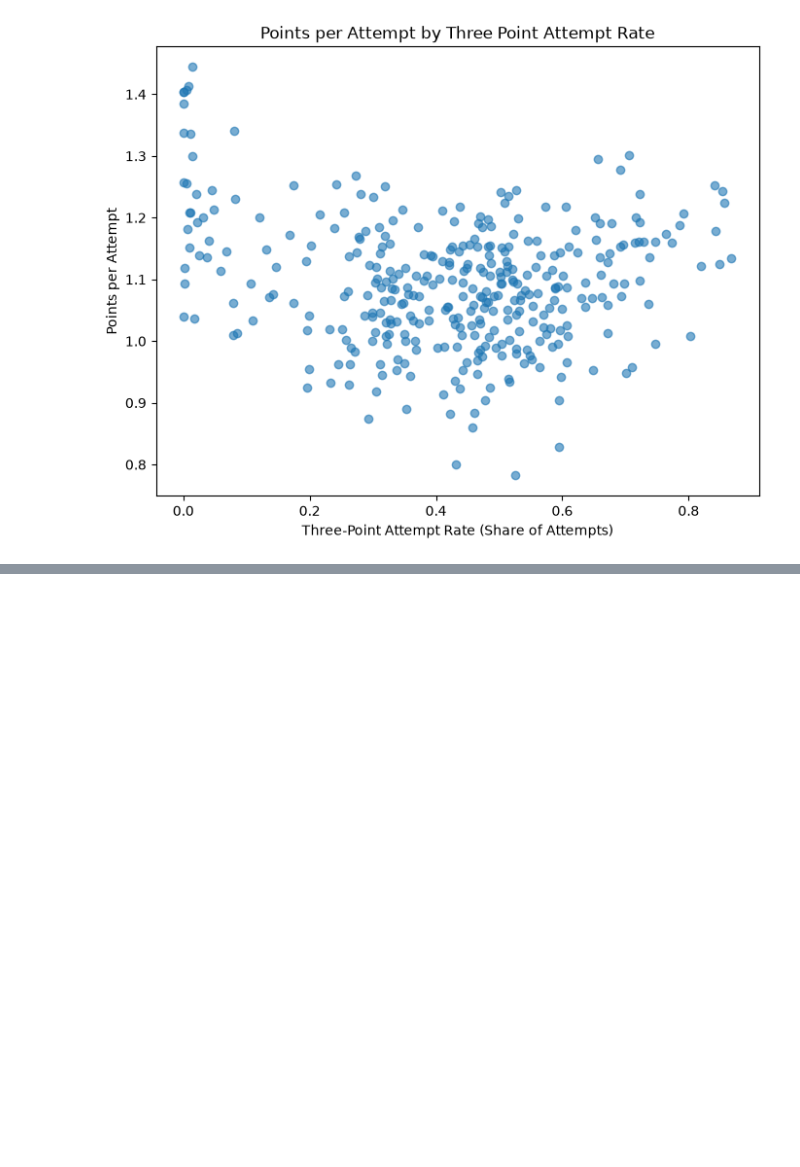
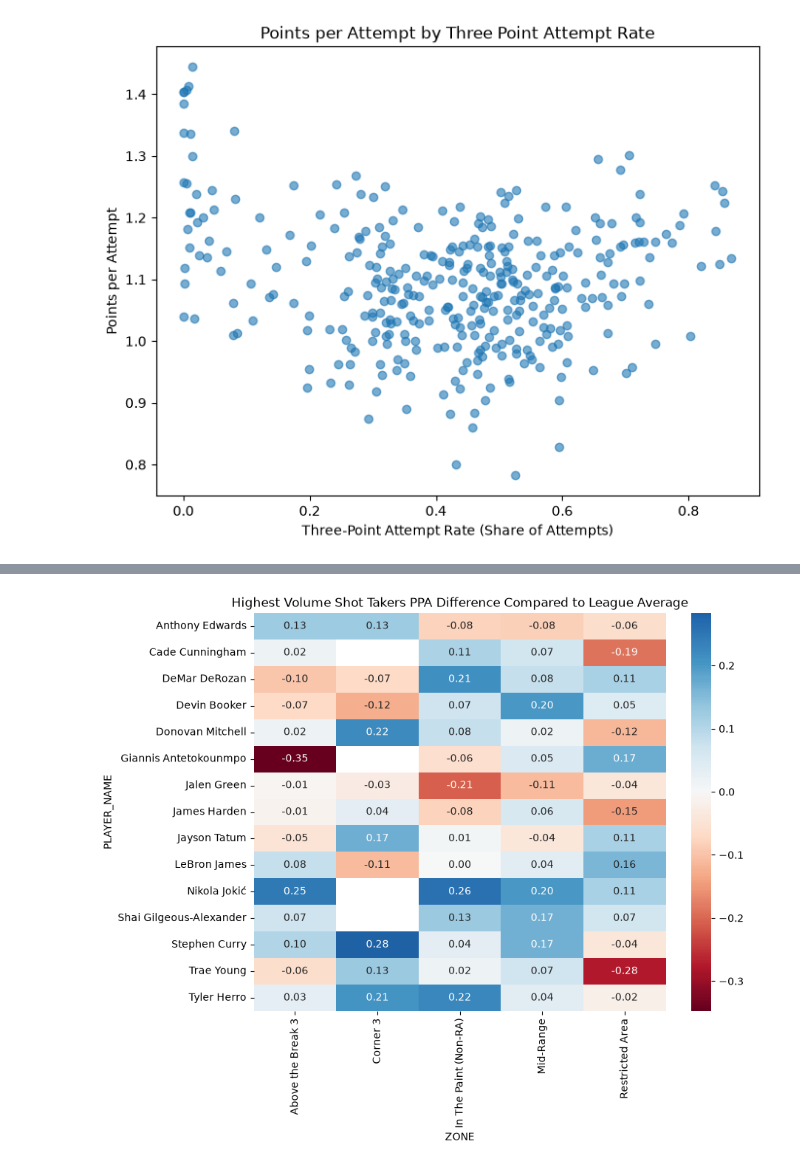
Before and after one commit to Pavan-Binwani/NBA-Shot-Selection-Analysis, a Jupyter notebook: notebooks/shot_analysis.ipynb, the cells around one changed output, grey strips where cells are left out. Cells and saved outputs as stored; diff of their text form; code cells hidden in the pictures; blank space fills up the shorter version.

```diff
--- a/notebooks/shot_analysis.ipynb
+++ b/notebooks/shot_analysis.ipynb
@@ -581,0 +595,32 @@ ppa          -0.175091  1.000000
+# %%
+league_zone = bench_shots.groupby('ZONE').agg(
+    league_attempts = ('POINTS', 'count'),
+    league_points = ('POINTS', 'sum')
+)
+league_zone['league_ppa'] = league_zone['league_points'] / league_zone['league_attempts']
+# %%
+player_zone = bench_shots.groupby(['PLAYER_ID', 'ZONE']).agg(
+    attempts = ('POINTS', 'count'),
+    points = ('POINTS', 'sum')
+).reset_index()
+player_zone['ppa'] = player_zone['points'] / player_zone['attempts']
+# %%
+player_zone = player_zone.merge(league_zone[['league_ppa']], on='ZONE')
+player_zone['ppa_diff'] = player_zone['ppa'] - player_zone['league_ppa']
+player_zone['points_vs_league'] = player_zone['ppa_diff'] * player_zone['attempts']
+# %%
+min_attempts = {
+    'Above the Break 3': 50,
+    'In The Paint (Non-RA)': 50,
+    'Mid-Range': 50,
+    'Restricted Area': 50,
+    'Corner 3': 30,
+}
+player_zone['min_needed'] = player_zone['ZONE'].map(min_attempts)
+qualified_zone = player_zone[player_zone['attempts'] >= player_zone['min_needed']]
+
+names = shots_all[['PLAYER_ID', 'PLAYER_NAME']].drop_duplicates()
+qualified_zone = qualified_zone.merge(names, on='PLAYER_ID')
+
+print(qualified_zone.shape)
+print(qualified_zone.head())
@@ -581,0 +666,13 @@ ppa          -0.175091  1.000000
+# %%
+top_players = player_summary.sort_values('attempts', ascending=False).head(15)['PLAYER_NAME']
+
+heat_data = qualified_zone[qualified_zone['PLAYER_NAME'].isin(top_players)]
+heat = heat_data.pivot(index='PLAYER_NAME', columns='ZONE', values='ppa_diff')
+
+fig, ax = plt.subplots(figsize=(9, 7))
+sns.heatmap(heat, cmap='RdBu', center=0, annot=True, fmt='.2f', ax=ax)
+ax.set_title('Highest Volume Shot Takers PPA Difference Compared to League Average')
+plt.savefig('../visualizations/benchmark_heatmap.png', dpi=200, bbox_inches='tight')
+plt.show()
+# %% [output]
+[figure, added]
```
Also changed, not shown: parts of 7 cells of this notebook, 1 other file.
